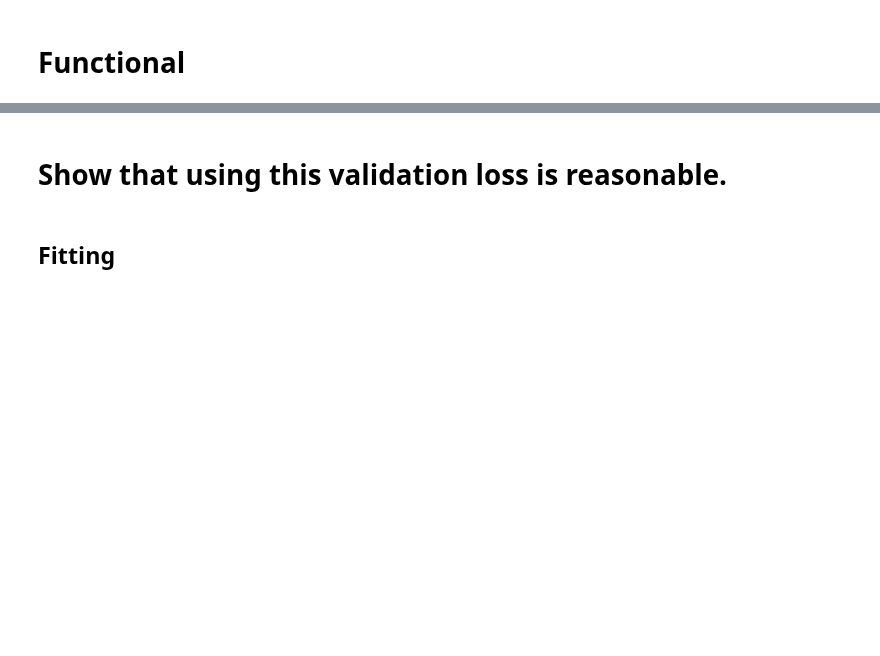
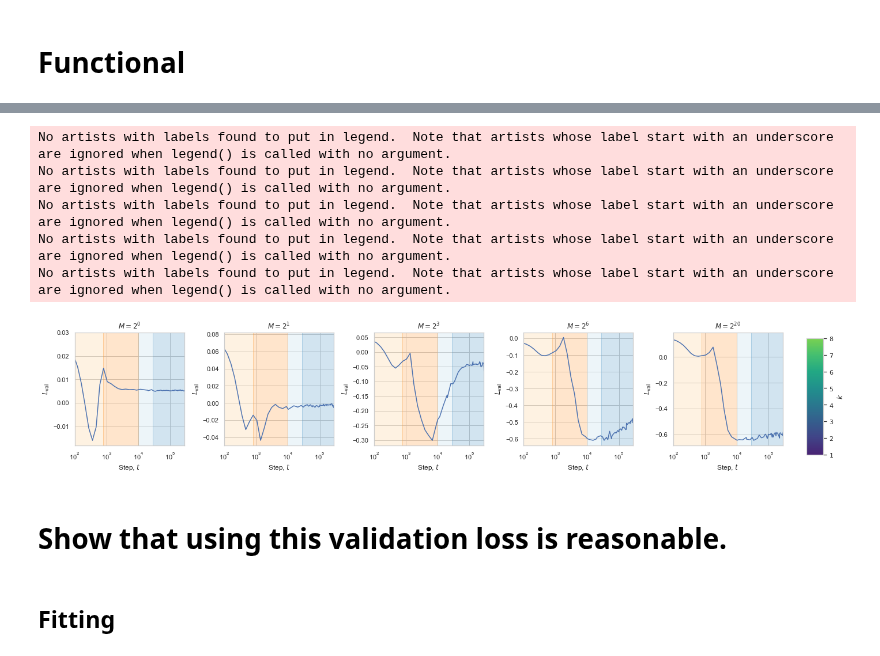
Before and after one commit to timaeus-research/icl, a Jupyter notebook: notebooks/small-model-report.ipynb, the cells around one changed output, grey strips where cells are left out. Cells and saved outputs as stored; diff of their text form; code cells hidden in the pictures; blank space fills up the shorter version.

```diff
--- a/notebooks/small-model-report.ipynb
+++ b/notebooks/small-model-report.ipynb
@@ -789,3 +807,53 @@ plt.tight_layout(rect=[0, 0, 0.91, 1])  # Adjust layout to make room for colorba
+# %%
+from matplotlib import colors as mcolors
+
+# LINE_PALETTE="viridis"
+# ALPHA=1
+
+fig, axes = plt.subplots(1, 5, figsize=(20, 4))
+
+for token, log2_M in enumerate([0, 1, 3, 6, 20]):
+    # Average across token colum
+    ax = axes[token]
+    functional_metrics_specific = functional_metrics.loc[functional_metrics.m == log2_M]
+
+    icl_score = functional_metrics_specific.loc[functional_metrics_specific.token == 7, "loss"].values - functional_metrics_specific.loc[functional_metrics_specific.token == 4, "loss"].values
+    sns.lineplot(x=steps, y=icl_score, alpha=ALPHA, ax=ax)
+    ax.set_title(f"$M = 2^{{{log2_M}}}$")
+
+
+for ax in axes.flatten():
+    # ax.set_yscale('symlog')
+    ax.set_xscale("log")
+    ax.set_xlim(INIT_X, FINAL_X)
+    ax.set_xlabel("Step, $t$")
+    ax.set_ylabel("$L_\mathrm{val}$")
+    ax.legend().remove()
+
+add_milestones(axes, alpha=0.2) #, alpha=0.25)
+
+cbar_ax = fig.add_axes([0.93, 0.15, 0.02, 0.7])  # Adjust as necessary for position and size
+
+custom_cmap = mcolors.LinearSegmentedColormap.from_list("custom_cmap", LINE_PALETTE)
+
+sm = plt.cm.ScalarMappable(cmap=custom_cmap, norm=plt.Normalize(vmin=1, vmax=8), )
+sm._A = []  # Dummy array for the ScalarMappable.
+cbar = fig.colorbar(sm, cax=cbar_ax)
+
+tick_positions = range(1, len(LINE_PALETTE)+1)  # Positions for each color
+tick_labels = [f"${i}$" for i in range(1, len(LINE_PALETTE) + 1)] # Replace with your labels
+cbar.set_ticks(tick_positions)
+cbar.set_ticklabels(tick_labels)
+cbar.set_label("$k$")
+
+plt.tight_layout(rect=[0, 0, 0.91, 1])  # Adjust layout to make room for colorbar
+# %% [output]
+No artists with labels found to put in legend.  Note that artists whose label start with an underscore are ignored when legend() is called with no argument.
+No artists with labels found to put in legend.  Note that artists whose label start with an underscore are ignored when legend() is called with no argument.
+No artists with labels found to put in legend.  Note that artists whose label start with an underscore are ignored when legend() is called with no argument.
+No artists with labels found to put in legend.  Note that artists whose label start with an underscore are ignored when legend() is called with no argument.
+No artists with labels found to put in legend.  Note that artists whose label start with an underscore are ignored when legend() is called with no argument.
+[figure, added]
 # %%
 wpriors_over_m = []
 wprior_norms_over_m = []
```
Also changed, not shown: parts of 6 cells of this notebook, 3 other files.
